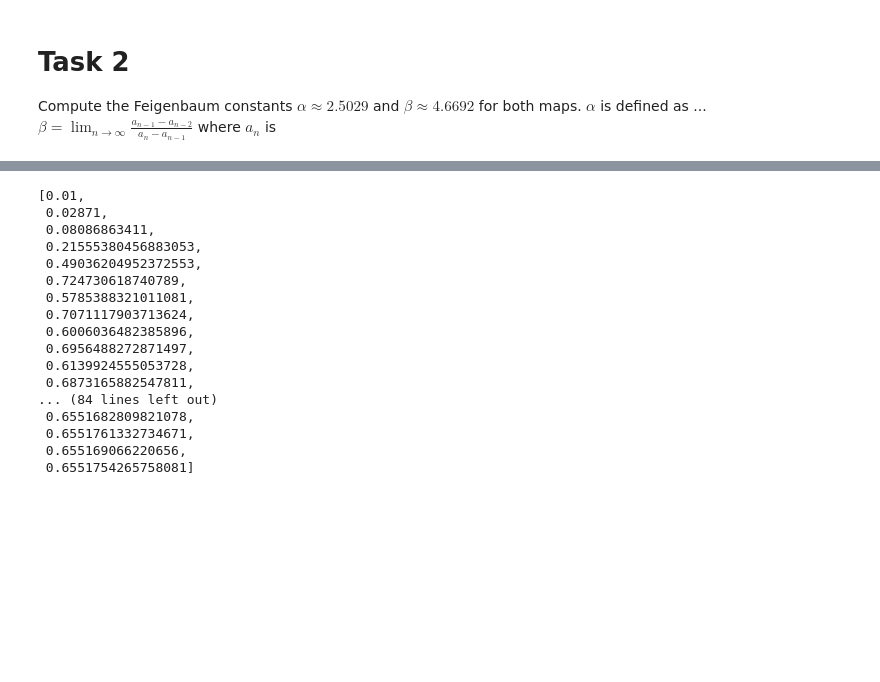
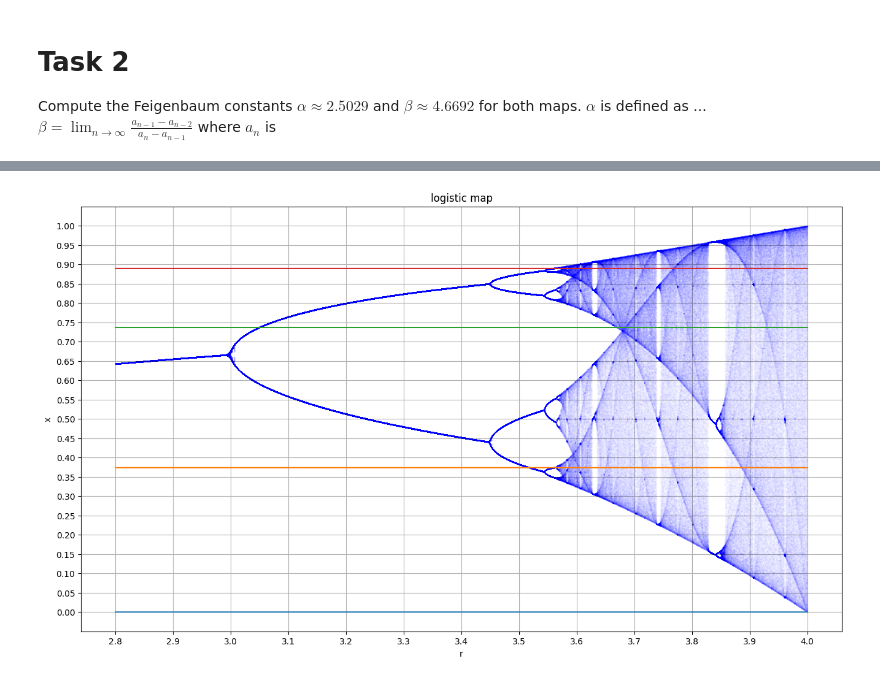
Before and after one commit to SunAndClouds/ComplexSystems, a Jupyter notebook: Lab1.ipynb, the cells around one changed output, grey strips where cells are left out. Drawn from its saved outputs; the diff is of its cells as text; code cells hidden in the pictures; blank space fills up the shorter version.

```diff
--- a/Lab1.ipynb
+++ b/Lab1.ipynb
@@ -81,28 +69,34 @@ for r in tqdm(np.arange(interval[0], interval[1], accuracy)):
 # %%
-def period2_map(x, r=2.9):
-    return r*x*(1-x)#r*x*(1-x)*(1-r*x+r*x**2)
+def FP(r): # Function for finding the fixed points to a period two logistic map
 
-x = 0.01
-results = []
-for i in range(100):
-    results.append(x)
-    x = period2_map(x)
-results
+    def f(x, r):
+        return r * x * (1 - x)
+
+    return root(lambda x: f(f(x, r), r) - x, x0=np.linspace(0, 1, 100), method='hybr', tol=1e-10)
+
+
+fig, biax = plt.subplots(figsize=(16, 9))
+
+# convert lims and lims2 to numpy arrays
+lims_arr = np.array(lims)
+lims2_arr = np.array(lims2)
+
+# create arrays of x-coordinates and y-coordinates for unperturbed data
+r_vals = np.arange(interval[0], interval[1], accuracy)
+x_vals = lims_arr[:, -numtoplot:]
+r_broadcasted = np.broadcast_to(r_vals[:, None], (len(r_vals), numtoplot))
+biax.plot(r_broadcasted.flatten(), x_vals.flatten(), 'b.', markersize=.02)
+
+# plotting the FP that corresponds to some bifurcation parameter
+result = FP(3.8)["x"] # computing the fiex points given some argument r
+plt.plot(np.arange(interval[0], interval[1], accuracy),
+         np.repeat(np.unique(result.round(7))[...,None],
+                   int((interval[1] - interval[0]) / accuracy + 1), axis=1).T)
+
+biax.set(xlabel='r', ylabel='x', title='logistic map')
+plt.xticks(np.arange(interval[0], interval[1], 0.1))
+plt.yticks(np.arange(0, 1+0.05, 0.05))
+plt.grid()
+plt.show()
 # %% [output]
-[0.01,
- 0.02871,
- 0.08086863411,
- 0.21555380456883053,
- 0.49036204952372553,
- 0.724730618740789,
- 0.5785388321011081,
- 0.7071117903713624,
- 0.6006036482385896,
- 0.6956488272871497,
- 0.6139924555053728,
- 0.6873165882547811,
-... (84 lines left out)
- 0.6551682809821078,
- 0.6551761332734671,
- 0.655169066220656,
- 0.6551754265758081]
+[figure, added]
```
Also changed, not shown: parts of 7 cells of this notebook.
